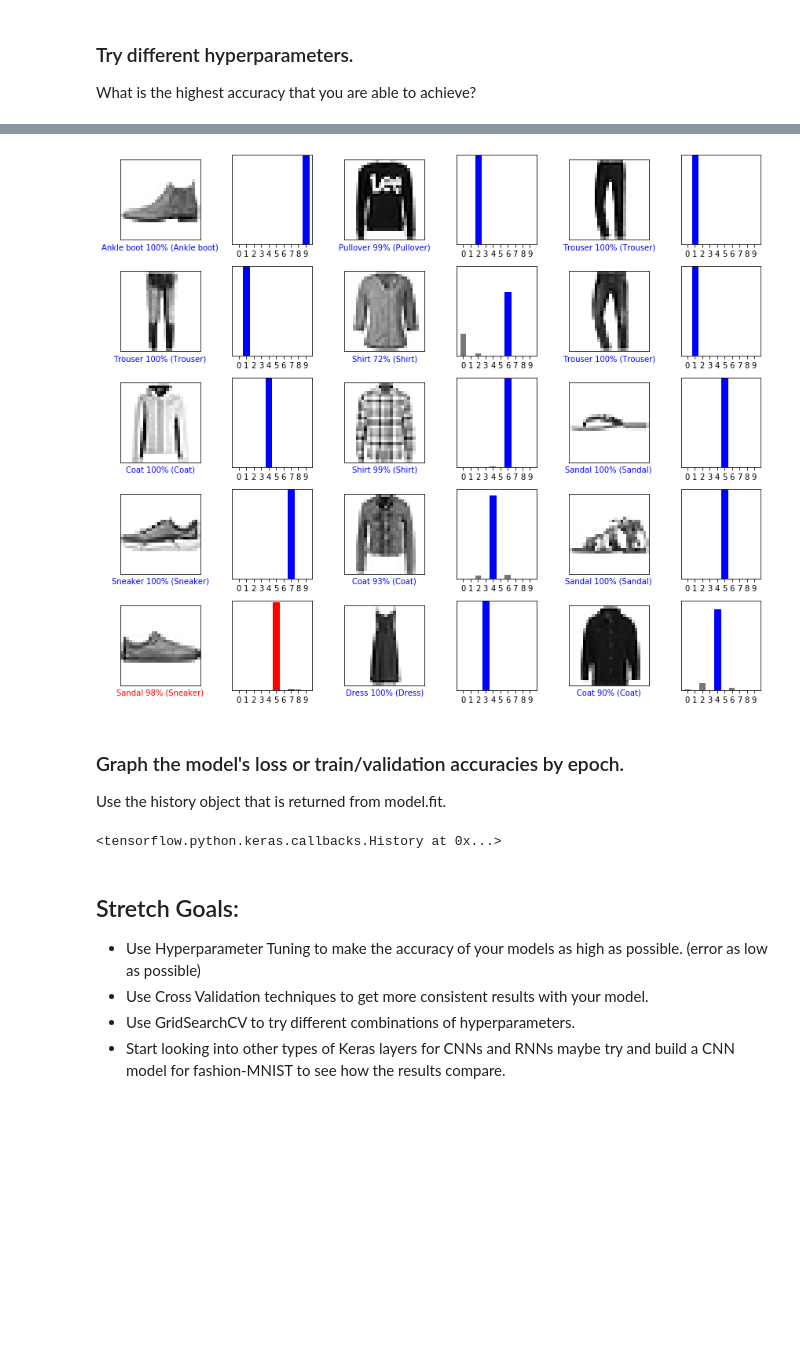
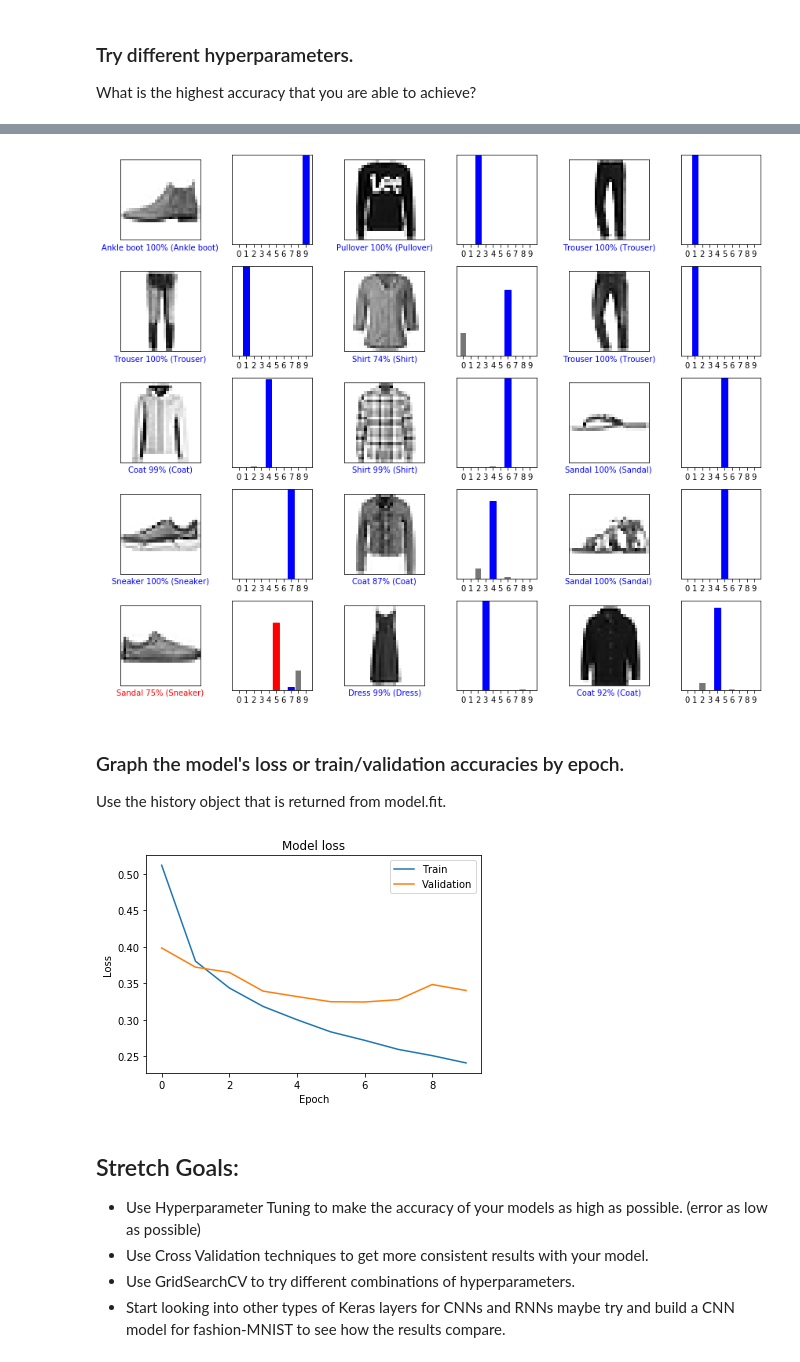
Before and after one commit to bloominstituteoftechnology/DS-Unit-4-Sprint-2-Neural-Networks, a Jupyter notebook: module3-Intro-to-Keras/LS_DS_423_Keras_Assignment.ipynb, the cells around one changed output, grey strips where cells are left out. Saved outputs shown, nothing was run; the diff lists cells and outputs as text; code cells hidden in the pictures; blank space fills up the shorter version.

```diff
--- a/module3-Intro-to-Keras/LS_DS_423_Keras_Assignment.ipynb
+++ b/module3-Intro-to-Keras/LS_DS_423_Keras_Assignment.ipynb
@@ -162,4 +209,4 @@ model.compile(optimizer='adam',
 
 What is the highest accuracy that you are able to achieve?
 # %%
-model.fit(x_train_f, y_train_f, epochs=10)
+history_f = model.fit(x_train_f, y_train_f, validation_split=0.1, epochs=10, verbose=False)
@@ -244,15 +272,22 @@ for i in range(num_images):
 plt.tight_layout()
 plt.show()
 # %% [output]
-[figure, old version]
+[figure, new version]
 # %% [markdown]
 ### Graph the model's loss or train/validation accuracies by epoch.
 
 Use the history object that is returned from model.fit.
-# %%
-model.history
-# %% [output]
-<tensorflow.python.keras.callbacks.History at 0x...>
+# %%
+# Plot training & validation loss values
+plt.plot(history_f.history['loss'])
+plt.plot(history_f.history['val_loss'])
+plt.title('Model loss')
+plt.ylabel('Loss')
+plt.xlabel('Epoch')
+plt.legend(['Train', 'Validation'], loc='best')
+plt.show()
+# %% [output]
+[figure, added]
 # %% [markdown]
 ## Stretch Goals:
 
```
Also changed, not shown: parts of 22 cells of this notebook.
